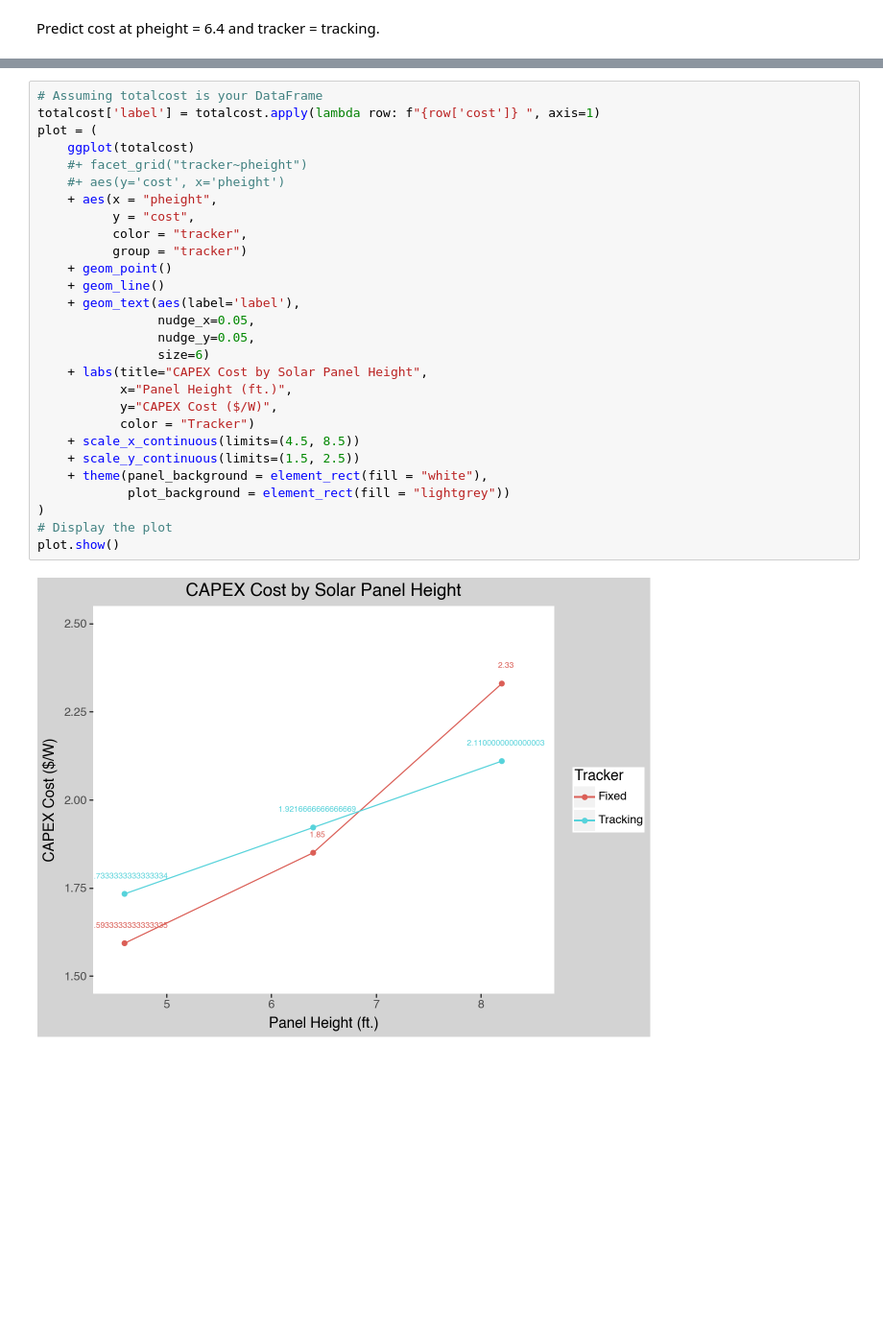
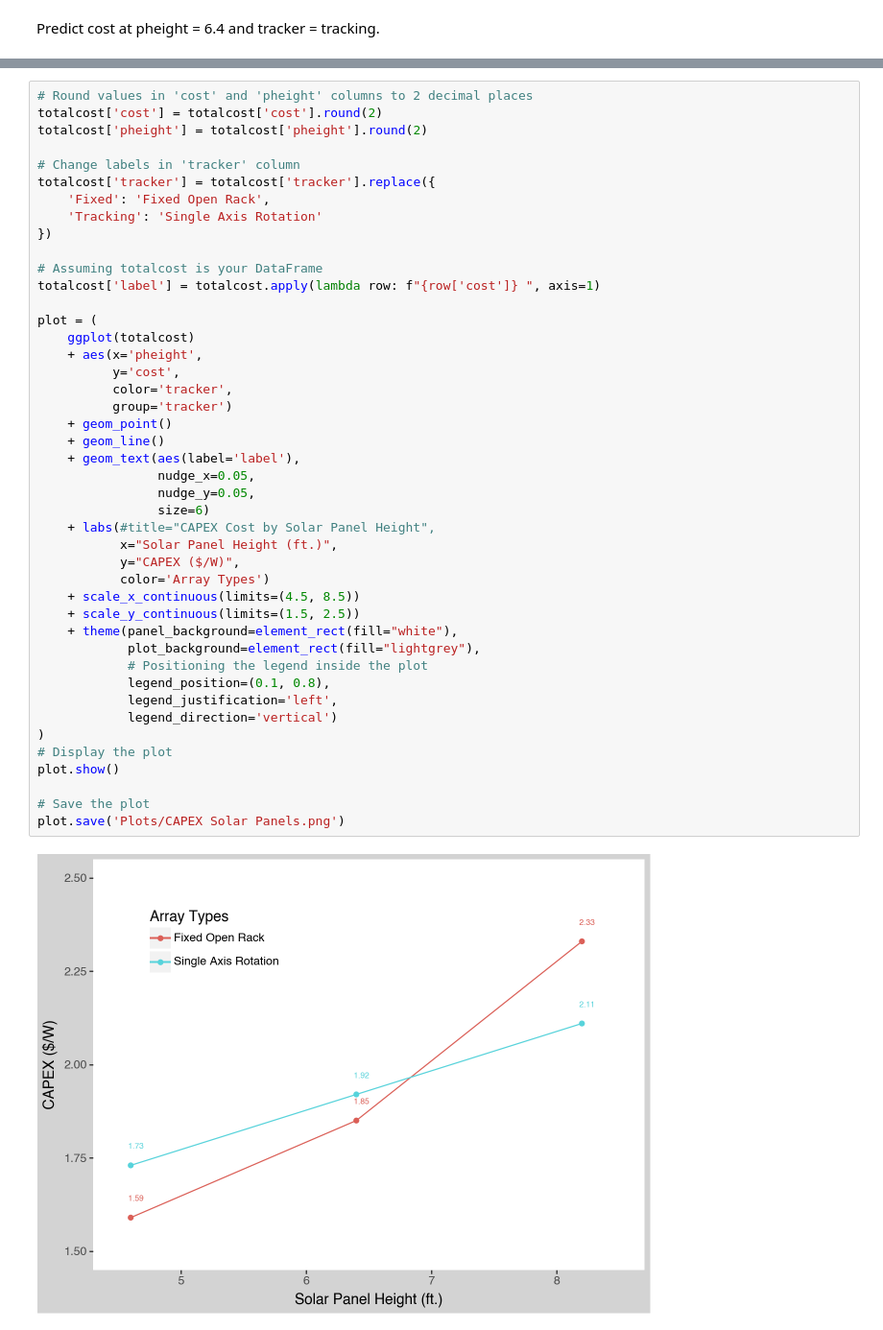
Before and after one commit to bijubjs/AVAlabama, a Jupyter notebook: PV Cost.ipynb, the cells around one changed output, grey strips where cells are left out. Shown at 96% size. Cells and saved outputs as stored; diff of their text form; blank space fills up the shorter version.

Commit message:
added capex plot

```diff
--- a/PV Cost.ipynb
+++ b/PV Cost.ipynb
@@ -306,30 +306,46 @@ Data successfully written to capex.txt in the working directory.
 # %%
+# Round values in 'cost' and 'pheight' columns to 2 decimal places
+totalcost['cost'] = totalcost['cost'].round(2)
+totalcost['pheight'] = totalcost['pheight'].round(2)
+
+# Change labels in 'tracker' column
+totalcost['tracker'] = totalcost['tracker'].replace({
+    'Fixed': 'Fixed Open Rack',
+    'Tracking': 'Single Axis Rotation'
+})
+
 # Assuming totalcost is your DataFrame
 totalcost['label'] = totalcost.apply(lambda row: f"{row['cost']} ", axis=1)
+
 plot = (
     ggplot(totalcost)
-    #+ facet_grid("tracker~pheight")
-    #+ aes(y='cost', x='pheight')
-    + aes(x = "pheight",
-          y = "cost",
-          color = "tracker",
-          group = "tracker")
+    + aes(x='pheight',
+          y='cost',
+          color='tracker',
+          group='tracker')
     + geom_point()
     + geom_line()
     + geom_text(aes(label='label'),
                 nudge_x=0.05,
                 nudge_y=0.05,
                 size=6)
-    + labs(title="CAPEX Cost by Solar Panel Height",
-           x="Panel Height (ft.)",
-           y="CAPEX Cost ($/W)",
-           color = "Tracker")
+    + labs(#title="CAPEX Cost by Solar Panel Height",
+           x="Solar Panel Height (ft.)",
+           y="CAPEX ($/W)",
+           color='Array Types')
     + scale_x_continuous(limits=(4.5, 8.5))
     + scale_y_continuous(limits=(1.5, 2.5))
-    + theme(panel_background = element_rect(fill = "white"),
-            plot_background = element_rect(fill = "lightgrey"))
+    + theme(panel_background=element_rect(fill="white"),
+            plot_background=element_rect(fill="lightgrey"),
+            # Positioning the legend inside the plot
+            legend_position=(0.1, 0.8),
+            legend_justification='left',
+            legend_direction='vertical')
 )
 # Display the plot
 plot.show()
+
+# Save the plot
+plot.save('Plots/CAPEX Solar Panels.png')
 # %% [output]
-[figure, old version]
+[figure, new version]
```
Also changed, not shown: parts of 3 cells of this notebook, 2 other files.
